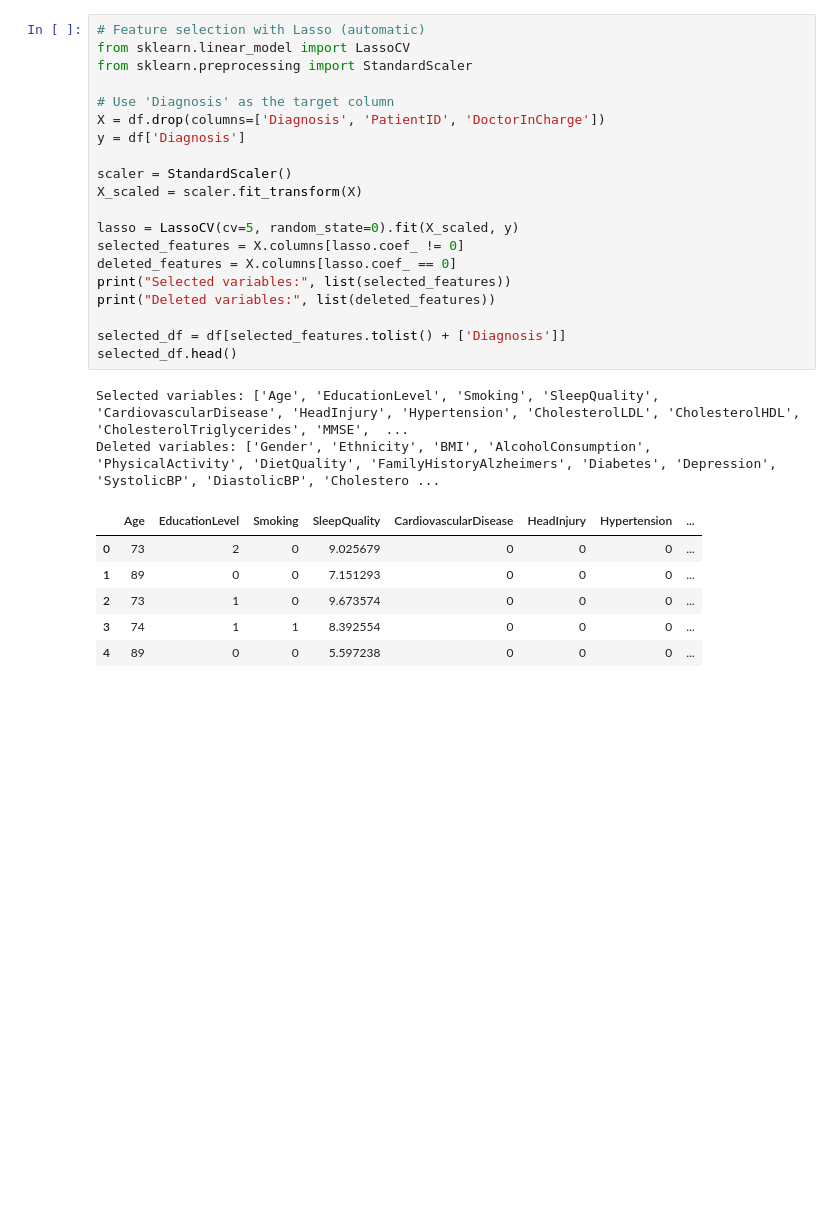
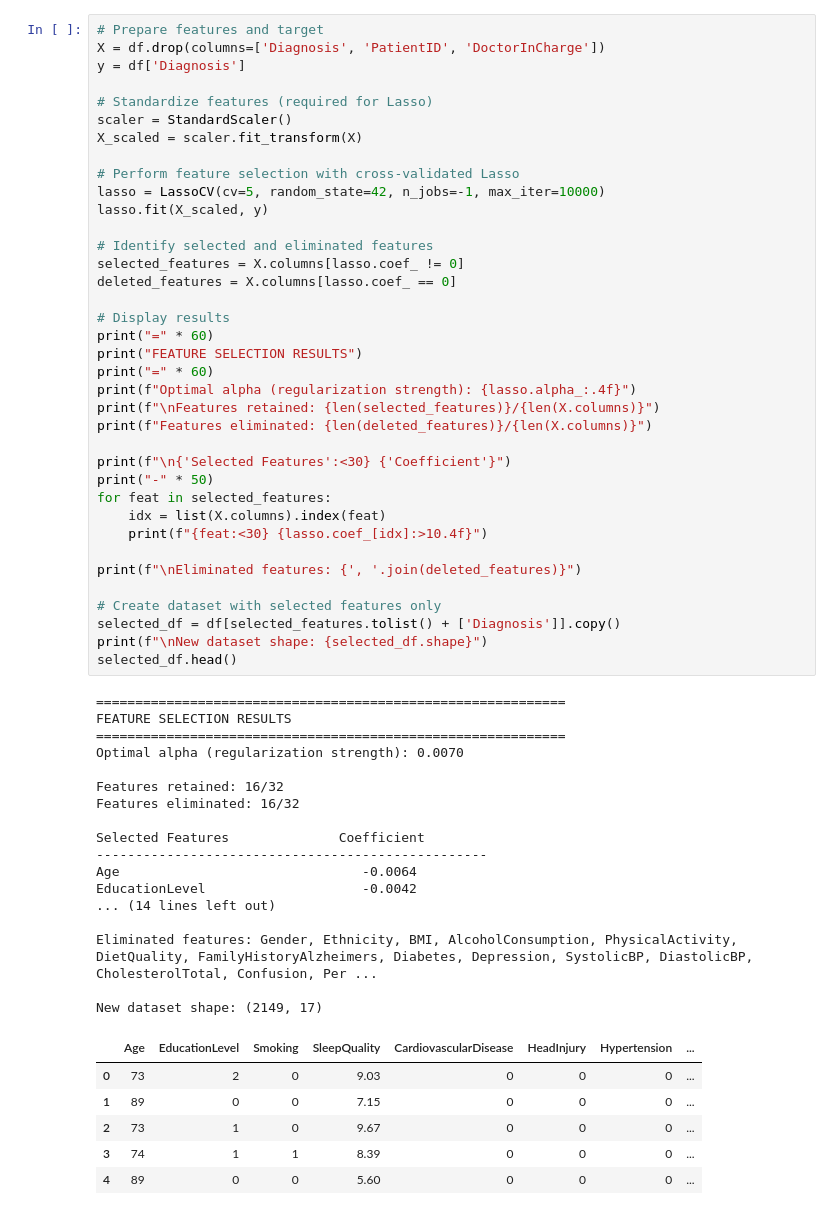
Before and after one commit to TechHive-4SAE11/alzheimers-ml-notebooks, a Jupyter notebook: alzheimer-s-disease-prediction.ipynb, the cells around one changed output. Drawn from its saved outputs; the diff is of its cells as text; blank space fills up the shorter version.

```diff
--- a/alzheimer-s-disease-prediction.ipynb
+++ b/alzheimer-s-disease-prediction.ipynb
@@ -89,29 +161,61 @@ Name: count, dtype: int64
 # %%
-# Feature selection with Lasso (automatic)
-from sklearn.linear_model import LassoCV
-from sklearn.preprocessing import StandardScaler
-
-# Use 'Diagnosis' as the target column
+# Prepare features and target
 X = df.drop(columns=['Diagnosis', 'PatientID', 'DoctorInCharge'])
 y = df['Diagnosis']
 
+# Standardize features (required for Lasso)
 scaler = StandardScaler()
 X_scaled = scaler.fit_transform(X)
 
-lasso = LassoCV(cv=5, random_state=0).fit(X_scaled, y)
+# Perform feature selection with cross-validated Lasso
+lasso = LassoCV(cv=5, random_state=42, n_jobs=-1, max_iter=10000)
+lasso.fit(X_scaled, y)
+
+# Identify selected and eliminated features
 selected_features = X.columns[lasso.coef_ != 0]
 deleted_features = X.columns[lasso.coef_ == 0]
-print("Selected variables:", list(selected_features))
-print("Deleted variables:", list(deleted_features))
 
-selected_df = df[selected_features.tolist() + ['Diagnosis']]
+# Display results
+print("=" * 60)
+print("FEATURE SELECTION RESULTS")
+print("=" * 60)
+print(f"Optimal alpha (regularization strength): {lasso.alpha_:.4f}")
+print(f"\nFeatures retained: {len(selected_features)}/{len(X.columns)}")
+print(f"Features eliminated: {len(deleted_features)}/{len(X.columns)}")
+
+print(f"\n{'Selected Features':<30} {'Coefficient'}")
+print("-" * 50)
+for feat in selected_features:
+    idx = list(X.columns).index(feat)
+    print(f"{feat:<30} {lasso.coef_[idx]:>10.4f}")
+
+print(f"\nEliminated features: {', '.join(deleted_features)}")
+
+# Create dataset with selected features only
+selected_df = df[selected_features.tolist() + ['Diagnosis']].copy()
+print(f"\nNew dataset shape: {selected_df.shape}")
 selected_df.head()
 # %% [output]
-Selected variables: ['Age', 'EducationLevel', 'Smoking', 'SleepQuality', 'CardiovascularDisease', 'HeadInjury', 'Hypertension', 'CholesterolLDL', 'CholesterolHDL', 'CholesterolTriglycerides', 'MMSE',  ...
-Deleted variables: ['Gender', 'Ethnicity', 'BMI', 'AlcoholConsumption', 'PhysicalActivity', 'DietQuality', 'FamilyHistoryAlzheimers', 'Diabetes', 'Depression', 'SystolicBP', 'DiastolicBP', 'Cholestero ...
+============================================================
+FEATURE SELECTION RESULTS
+============================================================
+Optimal alpha (regularization strength): 0.0070
+
+Features retained: 16/32
+Features eliminated: 16/32
+
+Selected Features              Coefficient
+--------------------------------------------------
+Age                               -0.0064
+EducationLevel                    -0.0042
+... (14 lines left out)
+
+Eliminated features: Gender, Ethnicity, BMI, AlcoholConsumption, PhysicalActivity, DietQuality, FamilyHistoryAlzheimers, Diabetes, Depression, SystolicBP, DiastolicBP, CholesterolTotal, Confusion, Per ...
+
+New dataset shape: (2149, 17)
 |  | Age | EducationLevel | Smoking | SleepQuality | CardiovascularDisease | HeadInjury | Hypertension | ... |
-| 0 | 73 | 2 | 0 | 9.025679 | 0 | 0 | 0 | ... |
-| 1 | 89 | 0 | 0 | 7.151293 | 0 | 0 | 0 | ... |
-| 2 | 73 | 1 | 0 | 9.673574 | 0 | 0 | 0 | ... |
-| 3 | 74 | 1 | 1 | 8.392554 | 0 | 0 | 0 | ... |
-| 4 | 89 | 0 | 0 | 5.597238 | 0 | 0 | 0 | ... |
+| 0 | 73 | 2 | 0 | 9.03 | 0 | 0 | 0 | ... |
+| 1 | 89 | 0 | 0 | 7.15 | 0 | 0 | 0 | ... |
+| 2 | 73 | 1 | 0 | 9.67 | 0 | 0 | 0 | ... |
+| 3 | 74 | 1 | 1 | 8.39 | 0 | 0 | 0 | ... |
+| 4 | 89 | 0 | 0 | 5.60 | 0 | 0 | 0 | ... |
```
Also changed, not shown: parts of 21 cells of this notebook.
